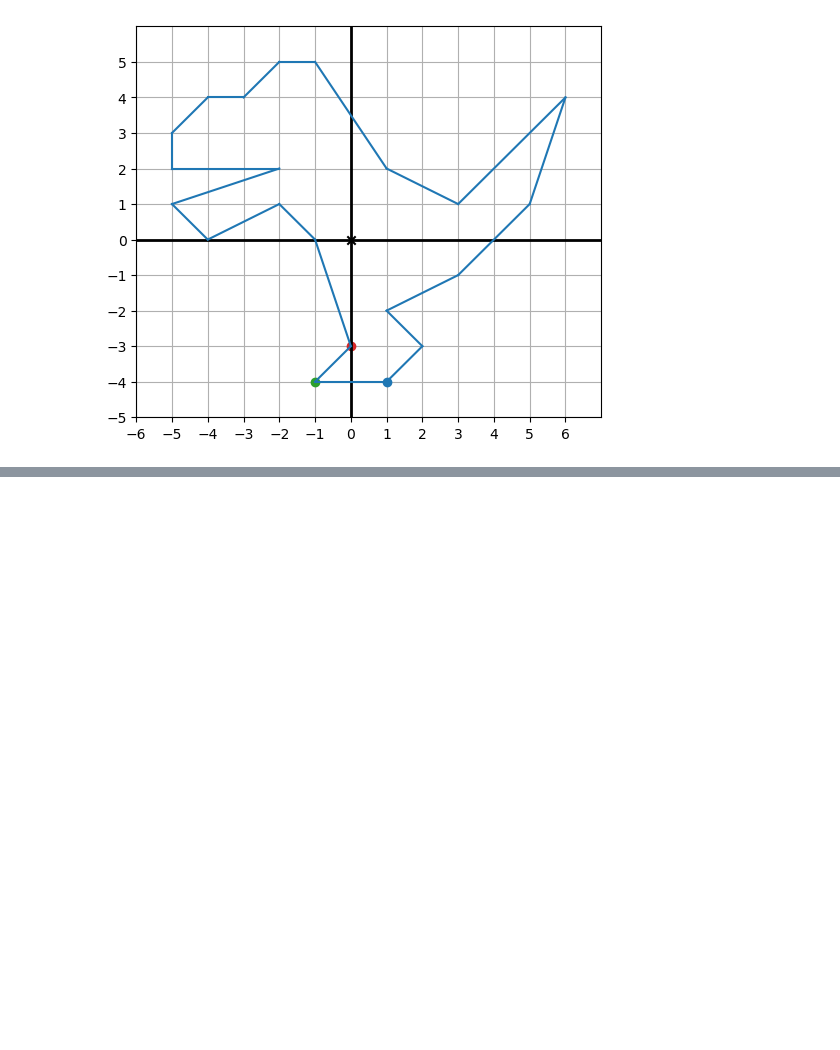
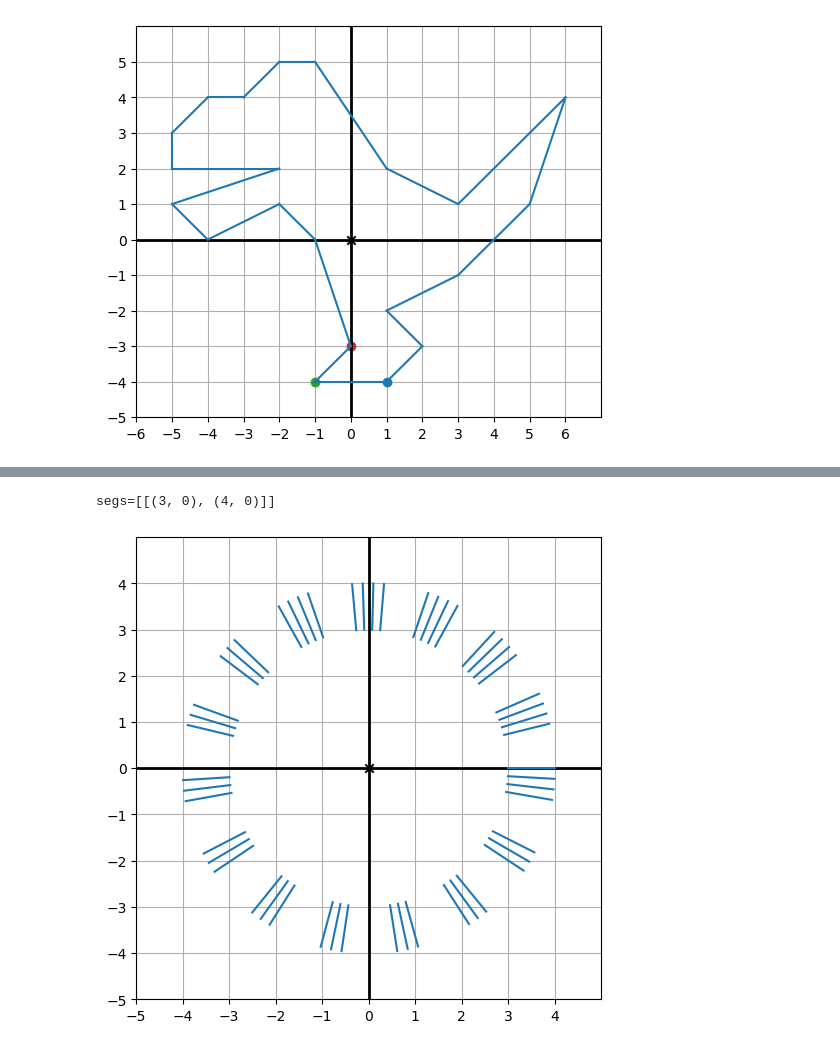
Before and after one commit to quinnphil/math-for-programmers, a Jupyter notebook: C02/C02 - Picturing 2D Vectors.ipynb, the cells around one changed output, grey strips where cells are left out. Saved outputs shown, nothing was run; the diff lists cells and outputs as text; code cells hidden in the pictures; blank space fills up the shorter version.

```diff
--- a/C02/C02 - Picturing 2D Vectors.ipynb
+++ b/C02/C02 - Picturing 2D Vectors.ipynb
@@ -380,0 +393,23 @@ angle_r=0.7853981633974484 => angle_d=45.00000000000001
+# %%
+seg = [(3,0), (4,0)]
+rotation_angle = 100 / pi
+segs = [seg]
+print(f"{segs=}")
+for i in range(50):
+    seg_polar = [to_polar(c) for c in seg]
+    # print(f"{seg_polar=}")
+    seg_polar_rotated = [(l, a + rotation_angle) for l, a in seg_polar]
+    # print(f"{seg_polar_rotated=}")
+    seg = [to_cartesian(p) for p in seg_polar_rotated]
+    # print(f"{seg=}")
+    segs.append(seg)
+
+# print(f"{segs=}")
+
+
+draw(
+    *[Segment(s[0], s[1]) for s in segs]
+)
+# %% [output]
+segs=[[(3, 0), (4, 0)]]
+[figure, added]
```
Also changed, not shown: parts of 6 cells of this notebook.
